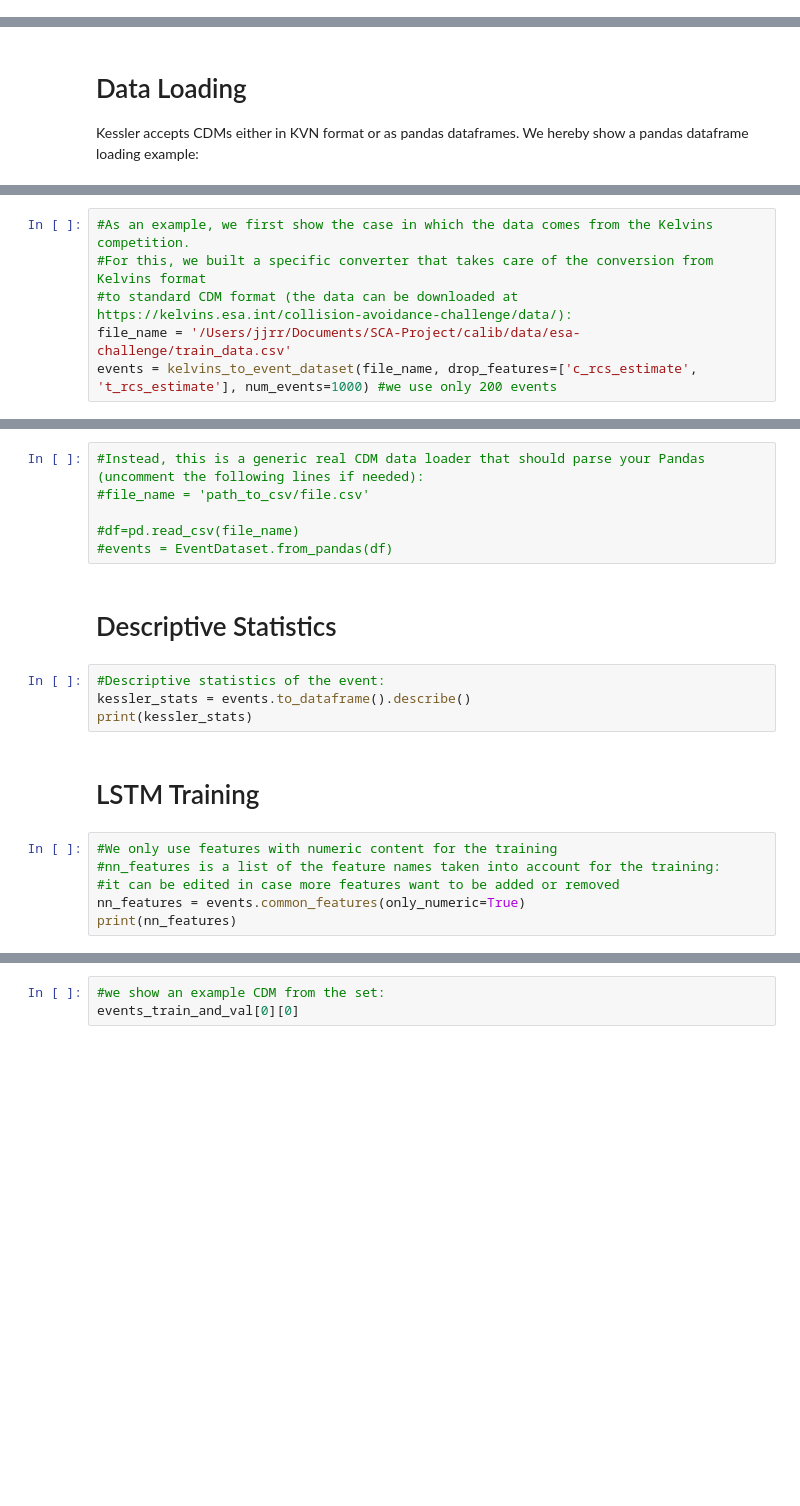
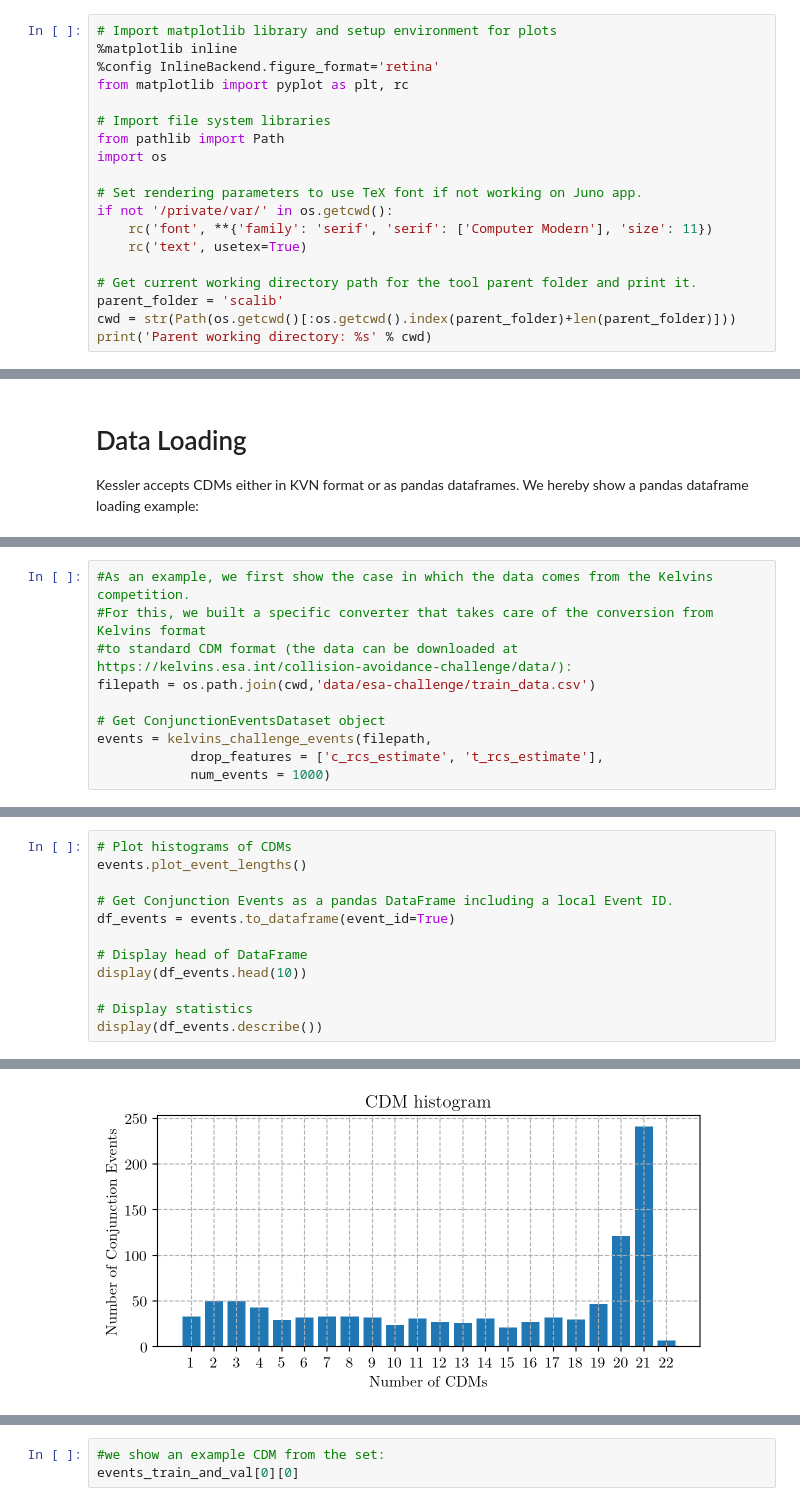
Before and after one commit to JJavierRosales/scapy, a Jupyter notebook: notebooks/get_started.ipynb, the cells around one changed output, grey strips where cells are left out. Drawn from its saved outputs; the diff is of its cells as text; blank space fills up the shorter version.

```diff
--- a/notebooks/get_started.ipynb
+++ b/notebooks/get_started.ipynb
@@ -0,0 +7,19 @@
+# %%
+# Import matplotlib library and setup environment for plots
+%matplotlib inline
+%config InlineBackend.figure_format='retina'
+from matplotlib import pyplot as plt, rc
+
+# Import file system libraries
+from pathlib import Path
+import os
+
+# Set rendering parameters to use TeX font if not working on Juno app.
+if not '/private/var/' in os.getcwd():
+    rc('font', **{'family': 'serif', 'serif': ['Computer Modern'], 'size': 11})
+    rc('text', usetex=True)
+
+# Get current working directory path for the tool parent folder and print it.
+parent_folder = 'scalib'
+cwd = str(Path(os.getcwd()[:os.getcwd().index(parent_folder)+len(parent_folder)]))
+print('Parent working directory: %s' % cwd)
@@ -169,6 +70,10 @@ Kessler accepts CDMs either in KVN format or as pandas dataframes. We hereby sho
 #As an example, we first show the case in which the data comes from the Kelvins competition.
 #For this, we built a specific converter that takes care of the conversion from Kelvins format
 #to standard CDM format (the data can be downloaded at https://kelvins.esa.int/collision-avoidance-challenge/data/):
-file_name = '/Users/jjrr/Documents/SCA-Project/calib/data/esa-challenge/train_data.csv'
-events = kelvins_to_event_dataset(file_name, drop_features=['c_rcs_estimate', 't_rcs_estimate'], num_events=1000) #we use only 200 events
+filepath = os.path.join(cwd,'data/esa-challenge/train_data.csv')
+
+# Get ConjunctionEventsDataset object
+events = kelvins_challenge_events(filepath,
+            drop_features = ['c_rcs_estimate', 't_rcs_estimate'],
+            num_events = 1000)
 # %% [output]
@@ -188,20 +92,13 @@ Time spent  | Time remain.| Progress             | Events    | Events/sec
-# %%
-#Instead, this is a generic real CDM data loader that should parse your Pandas (uncomment the following lines if needed):
-#file_name = 'path_to_csv/file.csv'
-
-#df=pd.read_csv(file_name)
-#events = EventDataset.from_pandas(df)
-# %% [markdown]
-# Descriptive Statistics
-# %%
-#Descriptive statistics of the event:
-kessler_stats = events.to_dataframe().describe()
-print(kessler_stats)
-# %% [markdown]
-# LSTM Training
-# %%
-#We only use features with numeric content for the training
-#nn_features is a list of the feature names taken into account for the training:
-#it can be edited in case more features want to be added or removed
-nn_features = events.common_features(only_numeric=True)
-print(nn_features)
+# %%
+# Plot histograms of CDMs
+events.plot_event_lengths()
+
+# Get Conjunction Events as a pandas DataFrame including a local Event ID.
+df_events = events.to_dataframe(event_id=True)
+
+# Display head of DataFrame
+display(df_events.head(10))
+
+# Display statistics
+display(df_events.describe())
+# %% [output]
@@ -207,0 +128 @@ print(nn_features)
+[figure, added]
```
Also changed, not shown: parts of 28 cells of this notebook, 1 other file.
